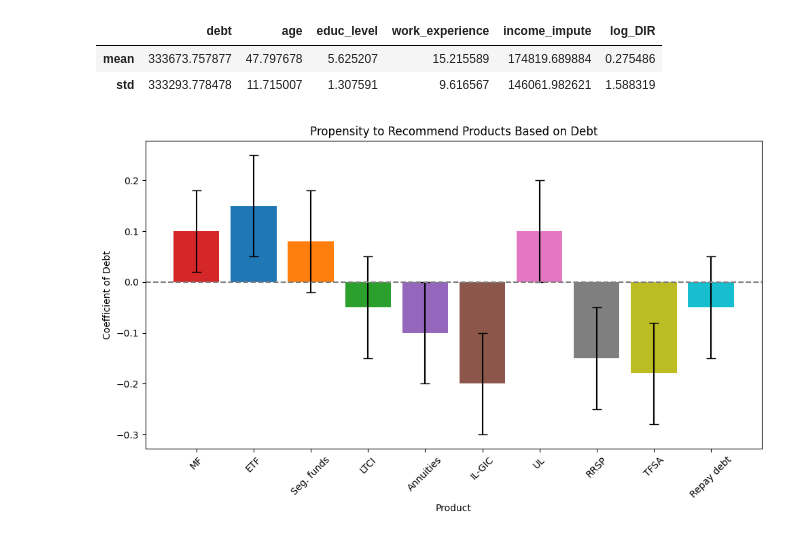
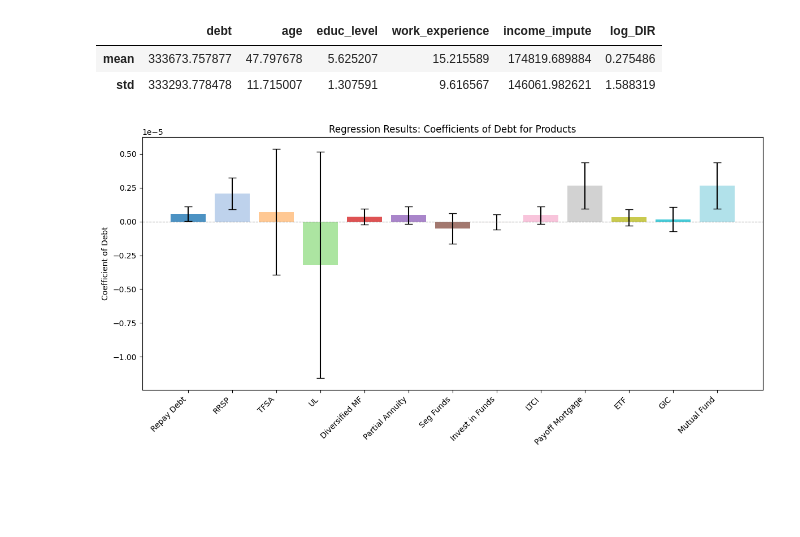
Before and after one commit to bordeauxlink/Wealth-Management-Term-project-Q3, a Jupyter notebook: Q3 code.ipynb, the cells around one changed output. Drawn from its saved outputs; the diff is of its cells as text; code cells hidden in the pictures; blank space fills up the shorter version.

```diff
--- a/Q3 code.ipynb
+++ b/Q3 code.ipynb
@@ -212,44 +212,41 @@ descriptive_stats
 |  | debt | age | educ_level | work_experience | income_impute | log_DIR |
 | mean | 333673.757877 | 47.797678 | 5.625207 | 15.215589 | 174819.689884 | 0.275486 |
 | std | 333293.778478 | 11.715007 | 1.307591 | 9.616567 | 146061.982621 | 1.588319 |
-# %%
-import matplotlib.pyplot as plt
-import numpy as np
-
-# Example data, simulating coefficients and confidence intervals for each product option
-results_list = {
-    "MF": {"coef": 0.1, "ci_low": 0.02, "ci_high": 0.18},
-    "ETF": {"coef": 0.15, "ci_low": 0.05, "ci_high": 0.25},
-    "Seg. funds": {"coef": 0.08, "ci_low": -0.02, "ci_high": 0.18},
-    "LTCI": {"coef": -0.05, "ci_low": -0.15, "ci_high": 0.05},
-    "Annuities": {"coef": -0.1, "ci_low": -0.2, "ci_high": 0},
-    "IL-GIC": {"coef": -0.2, "ci_low": -0.3, "ci_high": -0.1},
-    "UL": {"coef": 0.1, "ci_low": 0, "ci_high": 0.2},
-    "RRSP": {"coef": -0.15, "ci_low": -0.25, "ci_high": -0.05},
-    "TFSA": {"coef": -0.18, "ci_low": -0.28, "ci_high": -0.08},
-    "Repay debt": {"coef": -0.05, "ci_low": -0.15, "ci_high": 0.05}
-}
-
-# Extract options, coefficients, and error bars for confidence intervals
-options = list(results_list.keys())
-coef = [results_list[opt]["coef"] for opt in options]
-ci_low = [results_list[opt]["ci_low"] for opt in options]
-ci_high = [results_list[opt]["ci_high"] for opt in options]
-errors = [ci_high[i] - coef[i] for i in range(len(coef))]
-
-# Plot
-fig, ax = plt.subplots(figsize=(10, 6))
-ax.bar(options, coef, yerr=errors, capsize=5, color=['#d62728', '#1f77b4', '#ff7f0e', '#2ca02c', '#9467bd', '#8c564b', '#e377c2', '#7f7f7f', '#bcbd22', '#17becf'])
-
-# Customize labels and title
-ax.set_title("Propensity to Recommend Products Based on Debt")
-ax.set_xlabel("Product")
-ax.set_ylabel("Coefficient of Debt")
-ax.axhline(0, color='grey', linestyle='--')
-
-
-plt.xticks(rotation=45)
-plt.tight_layout()
-plt.show()
-# %% [output]
-[figure, removed]
+# %%
+import matplotlib.pyplot as plt
+import numpy as np
+
+
+products = [
+    "Repay Debt", "RRSP", "TFSA", "UL", "Diversified MF", "Partial Annuity",
+    "Seg Funds", "Invest in Funds", "LTCI", "Payoff Mortgage", "ETF", "GIC", "Mutual Fund"
+]
+coefficients = [
+    5.596e-07, 2.064e-06, 7.116e-07, -3.217e-06, 3.544e-07, 4.637e-07,
+    -5.233e-07, -5.415e-08, 4.637e-07, 2.641e-06, 3.118e-07, 1.507e-07, 2.641e-06
+]
+std_errs = [
+    2.79e-07, 5.87e-07, 2.38e-06, 4.27e-06, 3.05e-07, 3.29e-07,
+    5.78e-07, 2.86e-07, 3.29e-07, 8.72e-07, 3.09e-07, 4.57e-07, 8.72e-07
+]
+
+conf_intervals = [1.96 * se for se in std_errs]
+
+
+colors = plt.cm.tab20(np.linspace(0, 1, len(products)))
+
+fig, ax = plt.subplots(figsize=(12, 6))
+x_positions = np.arange(len(products))
+
+ax.bar(x_positions, coefficients, yerr=conf_intervals, capsize=5, alpha=0.8, color=colors)
+
+ax.set_xticks(x_positions)
+ax.set_xticklabels(products, rotation=45, ha="right")
+ax.axhline(0, color='gray', linestyle='--', linewidth=0.8)  # 添加基线
+ax.set_ylabel('Coefficient of Debt')
+ax.set_title('Regression Results: Coefficients of Debt for Products')
+
+plt.tight_layout()
+plt.show()
+# %% [output]
+[figure, added]
```
Also changed, not shown: 1 other file.
